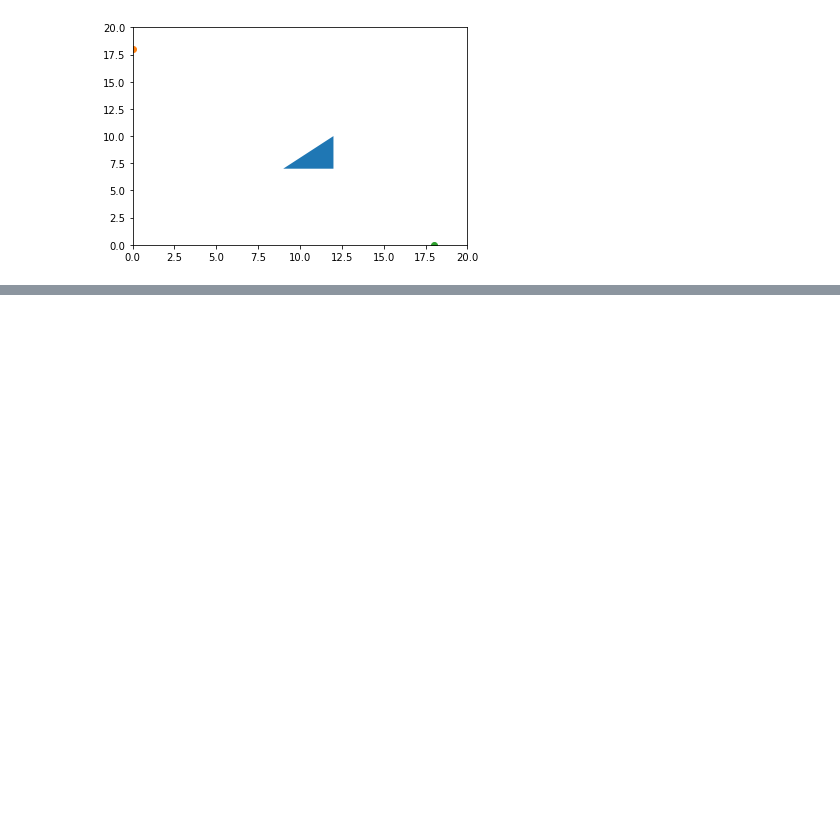
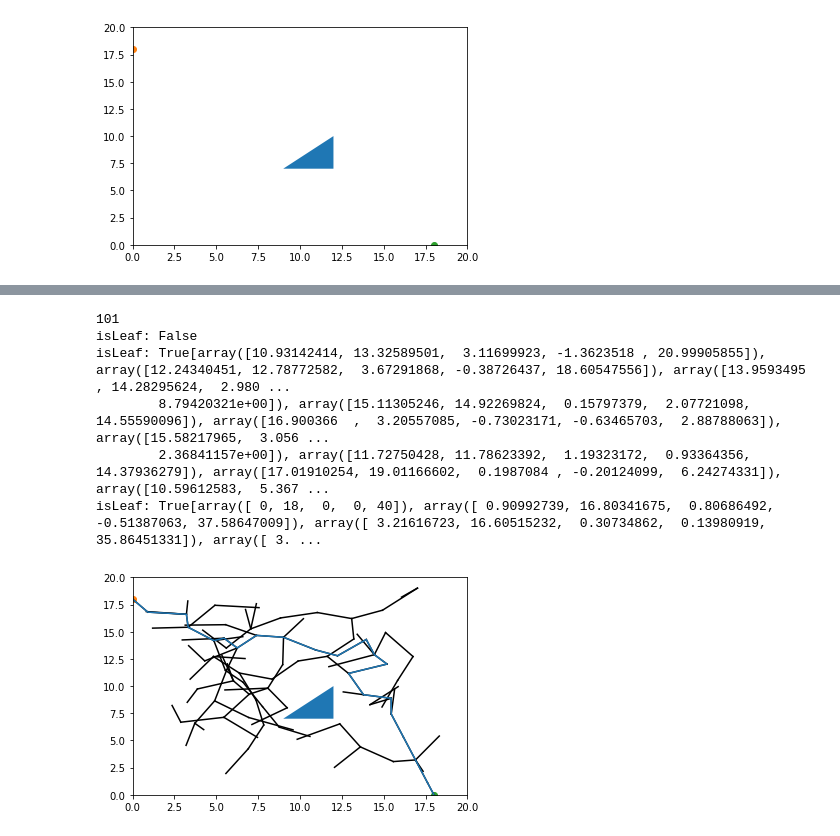
Before and after one commit to zhiyunjiang/CommMotionPlanning, a Jupyter notebook: python/rrt/rrt-test.ipynb, the cells around one changed output, grey strips where cells are left out. Saved outputs shown, nothing was run; the diff lists cells and outputs as text; code cells hidden in the pictures; blank space fills up the shorter version.

```diff
--- a/python/rrt/rrt-test.ipynb
+++ b/python/rrt/rrt-test.ipynb
@@ -215,8 +280,22 @@ Iteration count: 5000
 # %%
+print(solver.rdTree.treeNodes.count)
+tnodes = solver.rdTree.treeNodes
+print(tnodes.root)
+print(tnodes.root.left)
+print(tnodes.root.right)
+
 root = solver.getRoot()
 bsf = solver.getBSF()
 root.plotTree(style='k-')
 bsf.pathToRoot(do_plot=True)
 pppi.plotProb()
+# %% [output]
+101
+isLeaf: False
+isLeaf: True[array([10.93142414, 13.32589501,  3.11699923, -1.3623518 , 20.99905855]), array([12.24340451, 12.78772582,  3.67291868, -0.38726437, 18.60547556]), array([13.9593495 , 14.28295624,  2.980 ...
+        8.79420321e+00]), array([15.11305246, 14.92269824,  0.15797379,  2.07721098, 14.55590096]), array([16.900366  ,  3.20557085, -0.73023171, -0.63465703,  2.88788063]), array([15.58217965,  3.056 ...
+        2.36841157e+00]), array([11.72750428, 11.78623392,  1.19323172,  0.93364356, 14.37936279]), array([17.01910254, 19.01166602,  0.1987084 , -0.20124099,  6.24274331]), array([10.59612583,  5.367 ...
+isLeaf: True[array([ 0, 18,  0,  0, 40]), array([ 0.90992739, 16.80341675,  0.80686492, -0.51387063, 37.58647009]), array([ 3.21616723, 16.60515232,  0.30734862,  0.13980919, 35.86451331]), array([ 3. ...
+[figure, added]
 # %%
 print(bsf)
```
Also changed, not shown: parts of 11 cells of this notebook, 5 other files.
